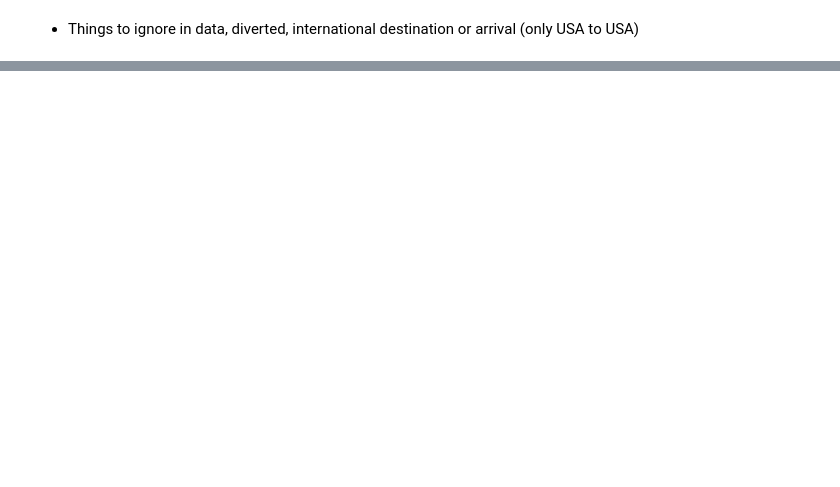
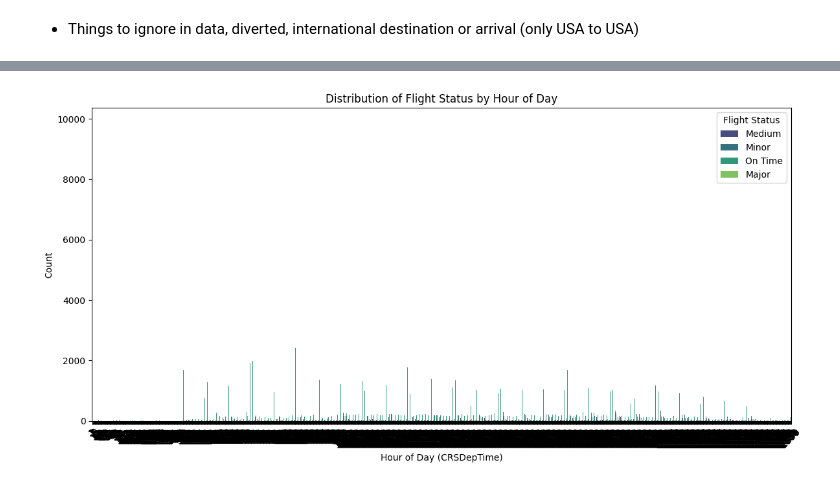
Before and after one commit to trevormgray/NN-Project, a Jupyter notebook: Flights.ipynb, the cells around one changed output, grey strips where cells are left out. Drawn from its saved outputs; the diff is of its cells as text; code cells hidden in the pictures; blank space fills up the shorter version.

```diff
--- a/Flights.ipynb
+++ b/Flights.ipynb
@@ -572,0 +533,13 @@ weather_data_all
+# %%
+# Visualize the distribution of Flight_Status by Hour of Day
+plt.figure(figsize=(12, 6))
+sns.countplot(data=dat_explore.join(y_train), x='CRSDepTime', hue='Flight_Status', palette='viridis')
+plt.title('Distribution of Flight Status by Hour of Day')
+plt.xlabel('Hour of Day (CRSDepTime)')
+plt.ylabel('Count')
+plt.xticks(rotation=45)
+plt.legend(title='Flight Status')
+plt.tight_layout()
+plt.show()
+# %% [output]
+[figure, added]
```
Also changed, not shown: parts of 61 cells of this notebook.
